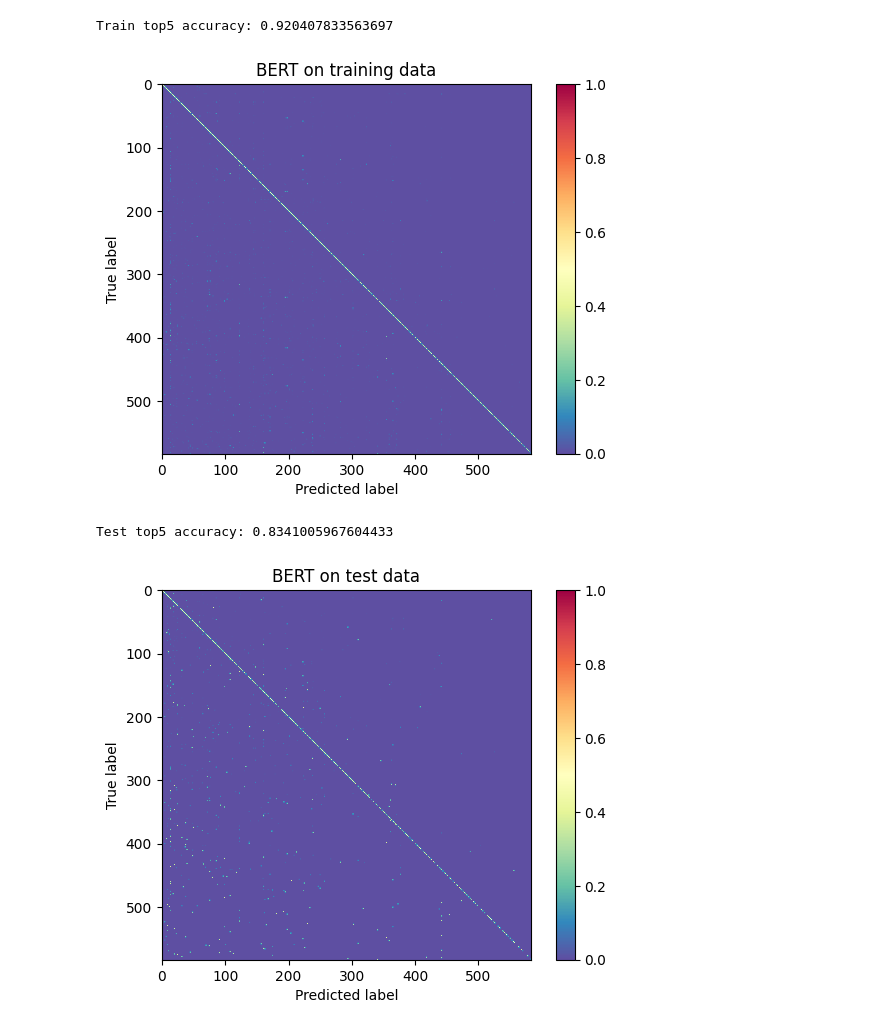
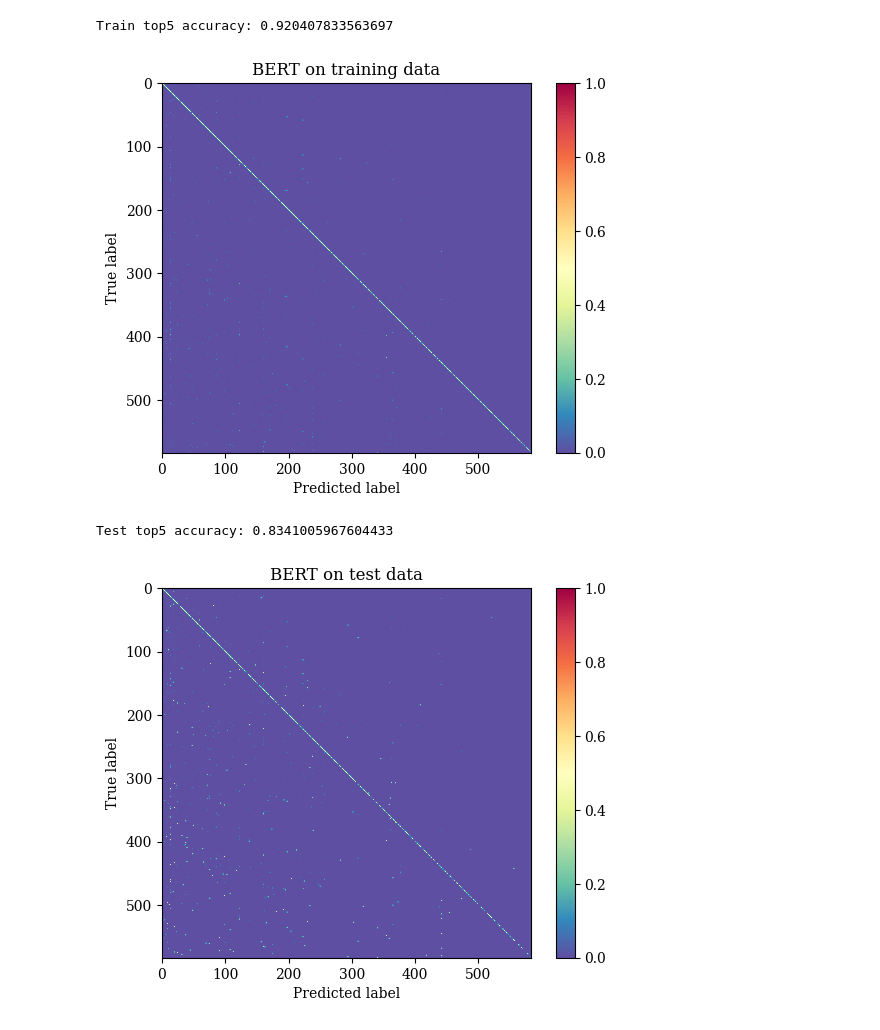
Before and after one commit to CeleritasML/sommelier-app, a Jupyter notebook: notebooks/bert.ipynb, the cells around one changed output. Saved outputs shown, nothing was run; the diff lists cells and outputs as text; code cells hidden in the pictures.

Commit message:
Update bert plot.

```diff
--- a/notebooks/bert.ipynb
+++ b/notebooks/bert.ipynb
@@ -88,29 +90,34 @@ Train top5 accuracy: 0.920407833563697
 # %%
 # Plot confusion matrix
 from sklearn.metrics import confusion_matrix
+
+from matplotlib import rcParams
+
+rcParams["font.family"] = "serif"
+
 import matplotlib.pyplot as plt
 
 
 def plot_conf_matrix(y_true, y_pred, title, filename):
     """Plot confusion matrix."""
     conf_mat = confusion_matrix(y_true, y_pred)
     conf_mat = conf_mat.astype("float") / conf_mat.sum(axis=1)[:, np.newaxis]
     plt.imshow(conf_mat, cmap="Spectral_r")
     plt.colorbar()
     plt.xlabel("Predicted label")
     plt.ylabel("True label")
     plt.title(title)
     plt.savefig(filename, bbox_inches="tight")
 
 
 plot_conf_matrix(
     data["train"]["label"],
     train_preds,
     "BERT on training data",
     "../img/confusion_matrix_bert_train.png",
 )
 # %% [output]
-[figure, old version]
+[figure, new version]
 # %%
 test_preds, test_logits = get_predictions(
     data["test"]["description"].values, data["test"]["label"].values
@@ -128,4 +135,4 @@ plot_conf_matrix(
     "../img/confusion_matrix_bert_test.png",
 )
 # %% [output]
-[figure, old version]
+[figure, new version]
```
Also changed, not shown: parts of 1 cell of this notebook, 3 other files.
